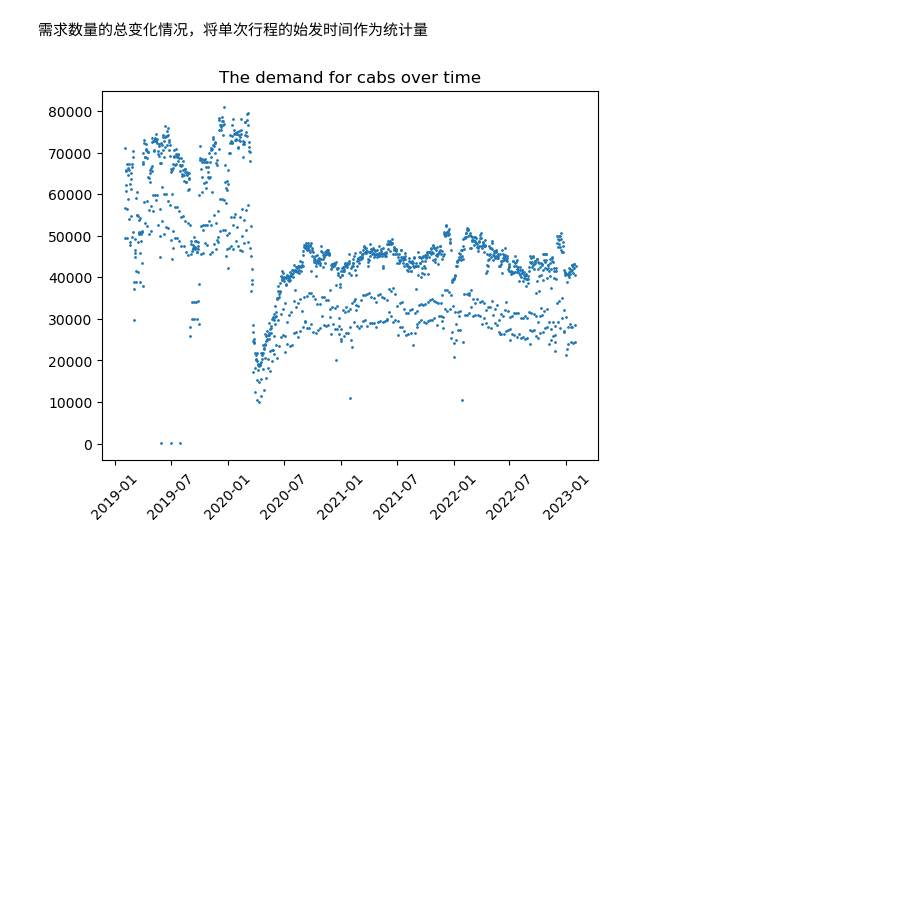
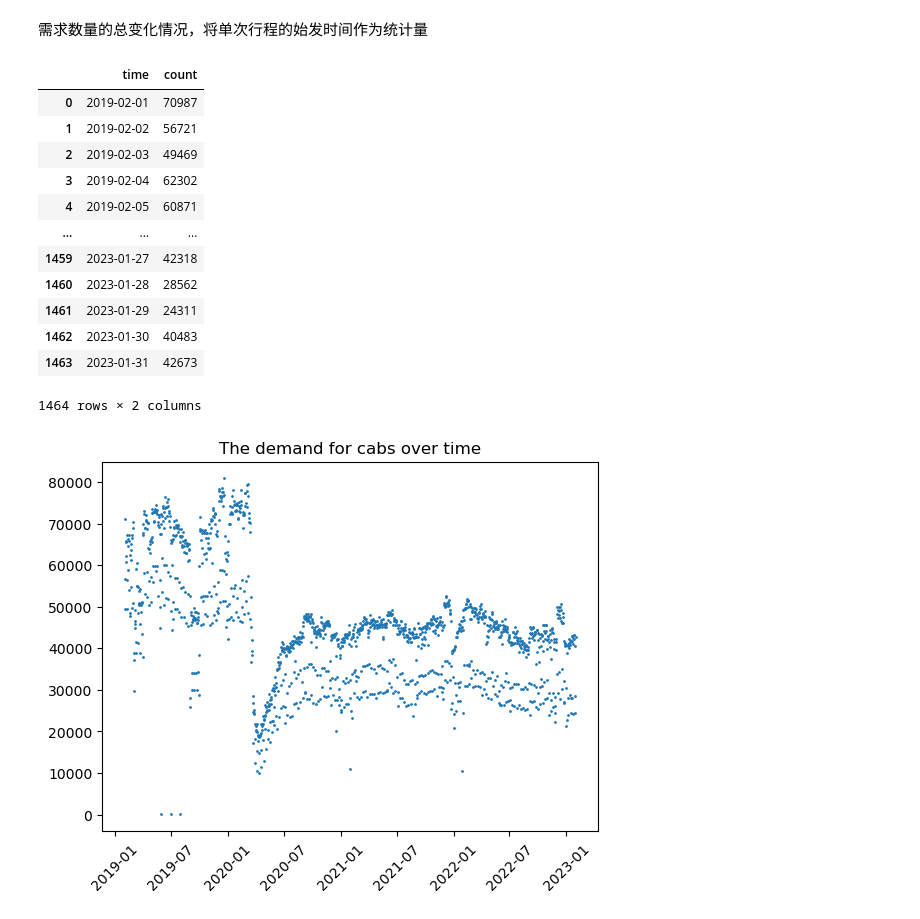
Before and after one commit to X-Fan-Jack/Taxis-prediction-in-NYC, a Jupyter notebook: cw_casa06.ipynb, the cells around one changed output. Cells and saved outputs as stored; diff of their text form; code cells hidden in the pictures; blank space fills up the shorter version.

```diff
--- a/cw_casa06.ipynb
+++ b/cw_casa06.ipynb
@@ -177,6 +181,22 @@ for year_dir in tqdm(os.listdir(fhv_data_dir), desc="Reading File:"):
 time_list = time_list.dropna(subset=['time'])
 time_list = time_list.sort_values("time")
 # time_list
+# %%
+time_list
+# %% [output]
+|  | time | count |
+| 0 | 2019-02-01 | 70987 |
+| 1 | 2019-02-02 | 56721 |
+| 2 | 2019-02-03 | 49469 |
+| 3 | 2019-02-04 | 62302 |
+| 4 | 2019-02-05 | 60871 |
+| ... | ... | ... |
+| 1459 | 2023-01-27 | 42318 |
+| 1460 | 2023-01-28 | 28562 |
+| 1461 | 2023-01-29 | 24311 |
+| 1462 | 2023-01-30 | 40483 |
+| 1463 | 2023-01-31 | 42673 |
+1464 rows × 2 columns
 # %%
 # 可视化
 plt.scatter(time_list['time'], time_list['count'], s=1)
```
Also changed, not shown: parts of 20 cells of this notebook.
